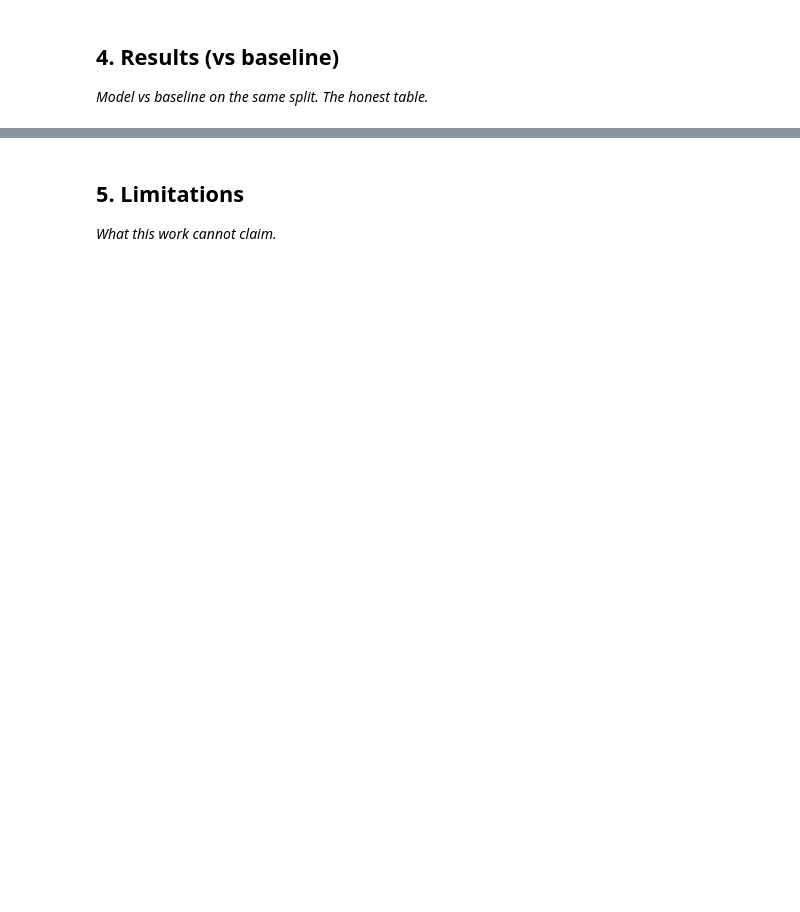
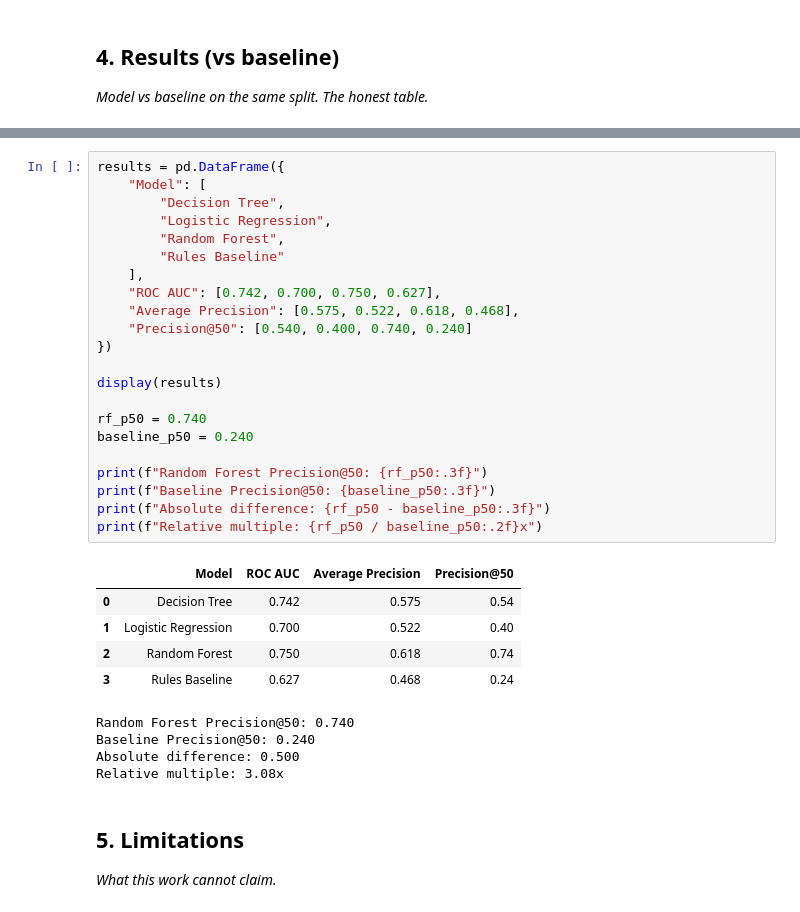
Before and after one commit to hibahrehman25-lang/ML_inter_Task1, a Jupyter notebook: work/notebooks/capstone.ipynb, the cells around one changed output, grey strips where cells are left out. Cells and saved outputs as stored; diff of their text form; blank space fills up the shorter version.

```diff
--- a/work/notebooks/capstone.ipynb
+++ b/work/notebooks/capstone.ipynb
@@ -386,3 +547,35 @@ The safest first production use is to inspect high-confidence rows, verify the p
+# %%
+results = pd.DataFrame({
+    "Model": [
+        "Decision Tree",
+        "Logistic Regression",
+        "Random Forest",
+        "Rules Baseline"
+    ],
+    "ROC AUC": [0.742, 0.700, 0.750, 0.627],
+    "Average Precision": [0.575, 0.522, 0.618, 0.468],
+    "Precision@50": [0.540, 0.400, 0.740, 0.240]
+})
+
+display(results)
+
+rf_p50 = 0.740
+baseline_p50 = 0.240
+
+print(f"Random Forest Precision@50: {rf_p50:.3f}")
+print(f"Baseline Precision@50: {baseline_p50:.3f}")
+print(f"Absolute difference: {rf_p50 - baseline_p50:.3f}")
+print(f"Relative multiple: {rf_p50 / baseline_p50:.2f}x")
+# %% [output]
+|  | Model | ROC AUC | Average Precision | Precision@50 |
+| 0 | Decision Tree | 0.742 | 0.575 | 0.54 |
+| 1 | Logistic Regression | 0.700 | 0.522 | 0.40 |
+| 2 | Random Forest | 0.750 | 0.618 | 0.74 |
+| 3 | Rules Baseline | 0.627 | 0.468 | 0.24 |
+Random Forest Precision@50: 0.740
+Baseline Precision@50: 0.240
+Absolute difference: 0.500
+Relative multiple: 3.08x
 # %% [markdown]
 ## 5. Limitations
 
```
Also changed, not shown: parts of 20 cells of this notebook.
